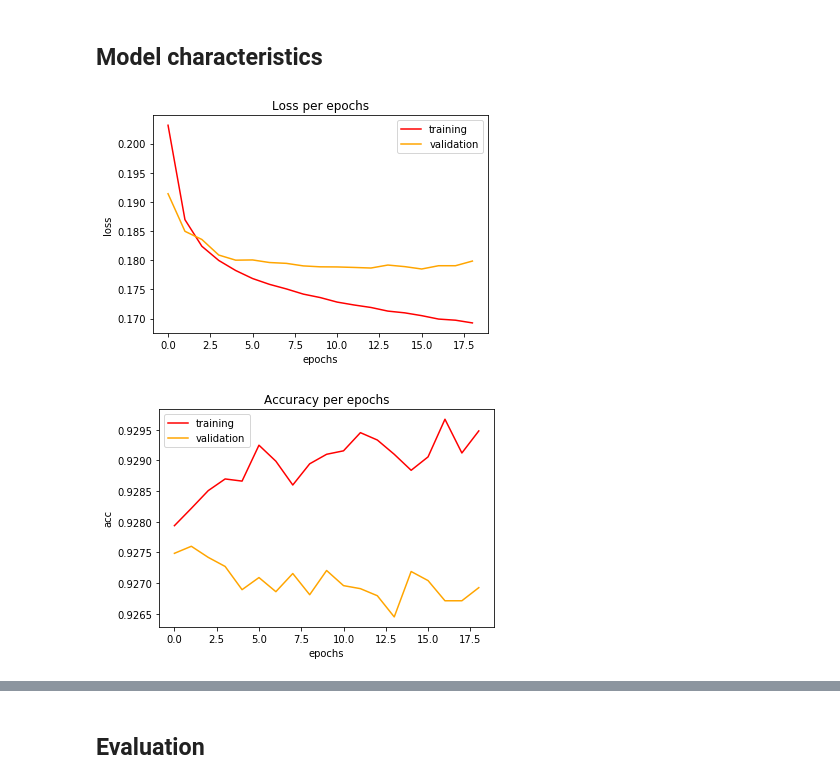
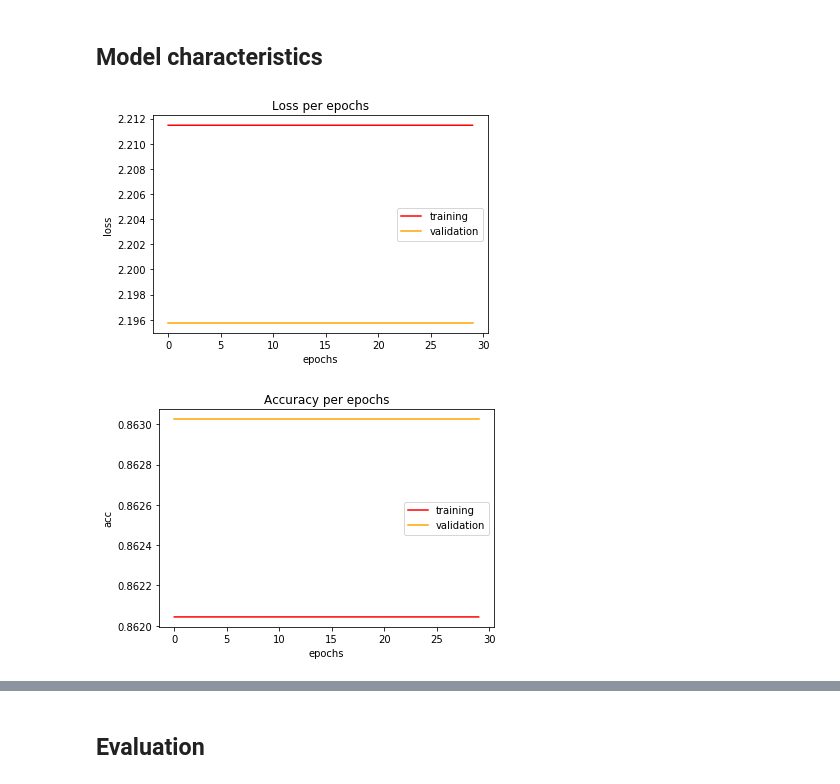
Before and after one commit to ivan-ristovic/Automated-Playlist-Generation, a Jupyter notebook: notebooks/05_NNClassification.ipynb, the cells around one changed output, grey strips where cells are left out. Drawn from its saved outputs; the diff is of its cells as text; code cells hidden in the pictures.

```diff
--- a/notebooks/05_NNClassification.ipynb
+++ b/notebooks/05_NNClassification.ipynb
@@ -31,0 +42,3 @@ y_test = pd.get_dummies(y_test)
+# %%
+x_train, x_validation, y_train, y_validation = model_selection.train_test_split(x_train_validation, \
+                            y_train_validation, test_size = 0.3, random_state = 42, stratify = y_train_validation)
@@ -62,0 +58,7 @@ _________________________________________________________________
+# %%
+model1 = Sequential()
+model1.add(Dense(units = 80, input_dim = number_of_features, activation = 'relu'))
+model1.add(Dense(units=30, activation='relu'))
+model1.add(Dense(units = output_size, activation='softmax'))
+model1.compile(optimizer='adam', loss=losses.binary_crossentropy, metrics=['accuracy'])
+model1.summary()
@@ -64,0 +187,2 @@ _________________________________________________________________
+# %%
+history1 = model1.fit(x_train, y_train, epochs=30, batch_size=32, verbose=0, validation_split=0.3)
@@ -75,10 +203,14 @@ validation_loss = history.history['val_loss']
+# %%
+epochs1 = history1.epoch
 # %%
+loss = history1.history['loss']
+validation_loss = history1.history['val_loss']
 plt.title('Loss per epochs')
 plt.xlabel('epochs')
 plt.ylabel('loss')
-plt.plot(epochs, loss, c='red', label='training')
-plt.plot(epochs, validation_loss, c='orange', label='validation')
+plt.plot(epochs1, loss, c='red', label='training')
+plt.plot(epochs1, validation_loss, c='orange', label='validation')
 plt.legend(loc='best')
 plt.show()
 # %% [output]
-[figure, old version]
+[figure, new version]
@@ -88,10 +217,12 @@ validation_acc = history.history['val_acc']
 # %%
+acc = history1.history['acc']
+validation_acc = history1.history['val_acc']
 plt.title('Accuracy per epochs')
 plt.xlabel('epochs')
 plt.ylabel('acc')
-plt.plot(epochs, acc, c='red', label='training')
-plt.plot(epochs, validation_acc, c='orange', label='validation')
+plt.plot(epochs1, acc, c='red', label='training')
+plt.plot(epochs1, validation_acc, c='orange', label='validation')
 plt.legend(loc='best')
 plt.show()
 # %% [output]
-[figure, old version]
+[figure, new version]
```
Also changed, not shown: parts of 55 cells of this notebook.
